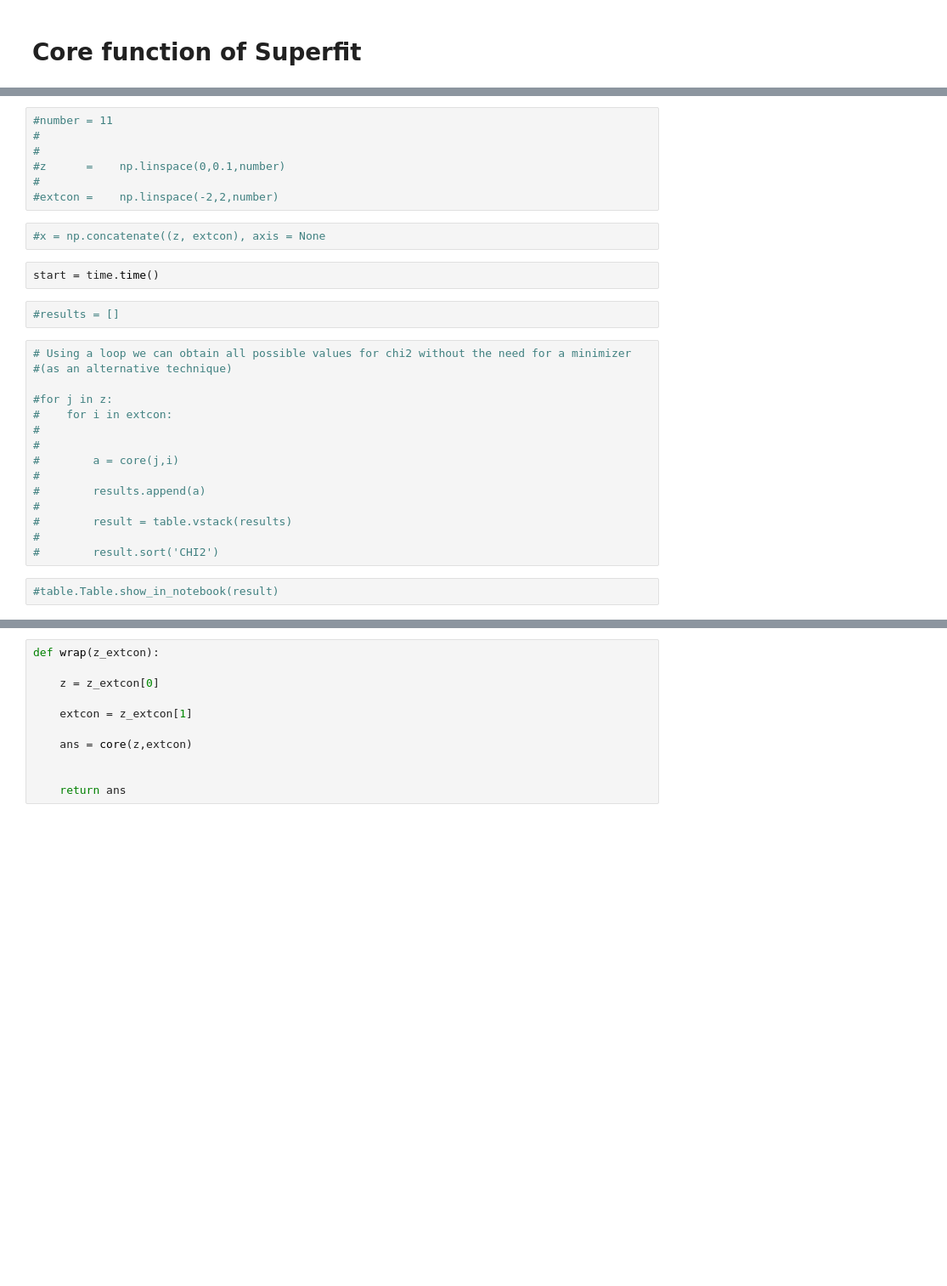
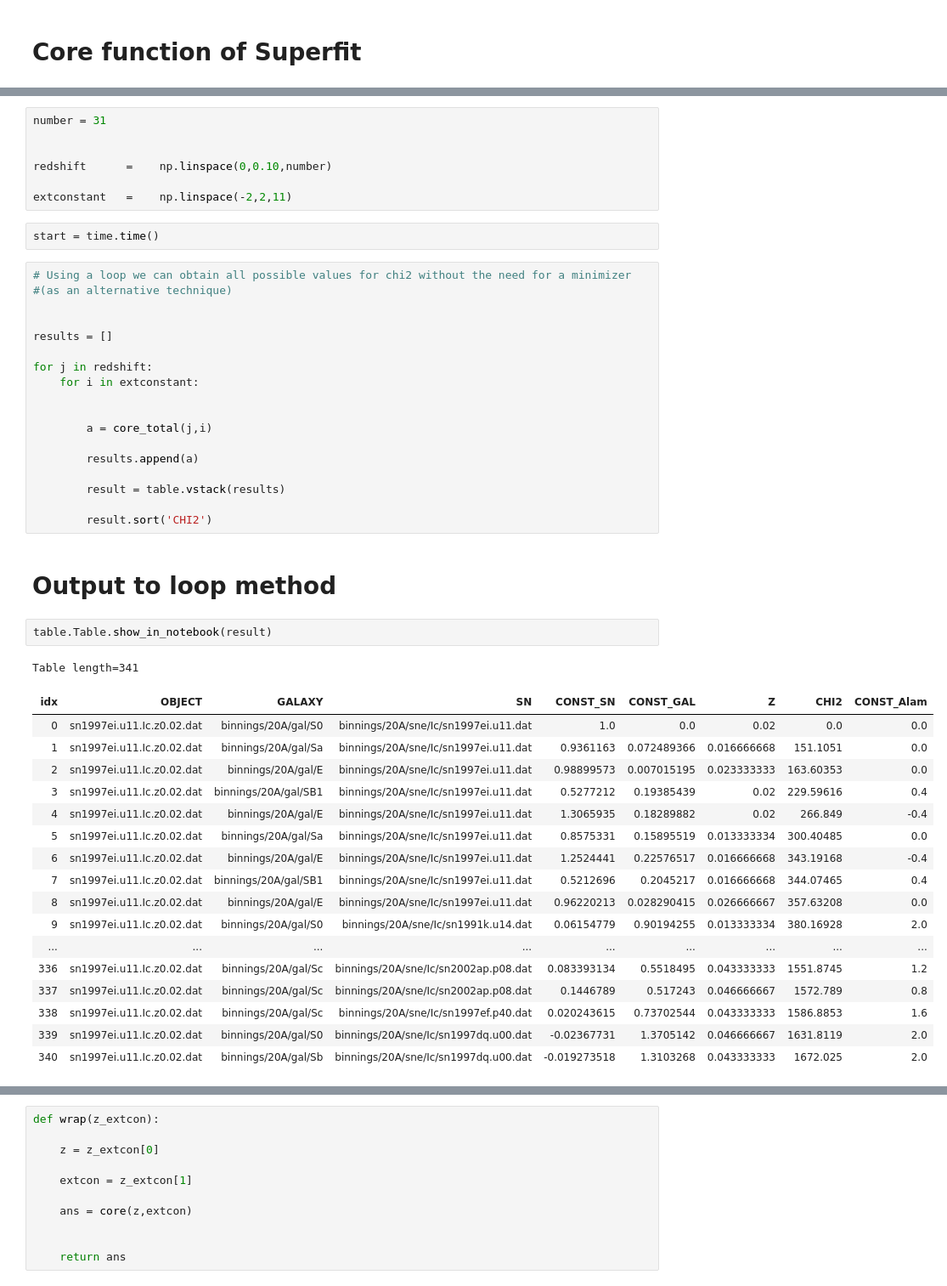
Before and after one commit to oyaron/NGSF, a Jupyter notebook: SuperFit_new_version.ipynb, the cells around one changed output, grey strips where cells are left out. Shown at 85% size. Cells and saved outputs as stored; diff of their text form; blank space fills up the shorter version.

```diff
--- a/SuperFit_new_version.ipynb
+++ b/SuperFit_new_version.ipynb
@@ -337,30 +505,50 @@ core(0,0)
 # %%
-#number = 11
-#
-#
-#z      =    np.linspace(0,0.1,number)
-#
-#extcon =    np.linspace(-2,2,number)
+number = 31
+
+
+redshift      =    np.linspace(0,0.10,number)
+
+extconstant   =    np.linspace(-2,2,11)
-# %%
-#x = np.concatenate((z, extcon), axis = None
 # %%
 start = time.time()
-# %%
-#results = []
 # %%
 # Using a loop we can obtain all possible values for chi2 without the need for a minimizer
 #(as an alternative technique)
 
-#for j in z:
-#    for i in extcon:
-#
-#
-#        a = core(j,i)
-#
-#        results.append(a)
-#
-#        result = table.vstack(results)
-#
-#        result.sort('CHI2')
+
+results = []
+
+for j in redshift:
+    for i in extconstant:
+
+
+        a = core_total(j,i)
+
+        results.append(a)
+
+        result = table.vstack(results)
+
+        result.sort('CHI2')
+# %% [markdown]
+# Output to loop method
 # %%
-#table.Table.show_in_notebook(result)
+table.Table.show_in_notebook(result)
+# %% [output]
+Table length=341
+| idx | OBJECT | GALAXY | SN | CONST_SN | CONST_GAL | Z | CHI2 | CONST_Alam |
+| 0 | sn1997ei.u11.Ic.z0.02.dat | binnings/20A/gal/S0 | binnings/20A/sne/Ic/sn1997ei.u11.dat | 1.0 | 0.0 | 0.02 | 0.0 | 0.0 |
+| 1 | sn1997ei.u11.Ic.z0.02.dat | binnings/20A/gal/Sa | binnings/20A/sne/Ic/sn1997ei.u11.dat | 0.9361163 | 0.072489366 | 0.016666668 | 151.1051 | 0.0 |
+| 2 | sn1997ei.u11.Ic.z0.02.dat | binnings/20A/gal/E | binnings/20A/sne/Ic/sn1997ei.u11.dat | 0.98899573 | 0.007015195 | 0.023333333 | 163.60353 | 0.0 |
+| 3 | sn1997ei.u11.Ic.z0.02.dat | binnings/20A/gal/SB1 | binnings/20A/sne/Ic/sn1997ei.u11.dat | 0.5277212 | 0.19385439 | 0.02 | 229.59616 | 0.4 |
+| 4 | sn1997ei.u11.Ic.z0.02.dat | binnings/20A/gal/E | binnings/20A/sne/Ic/sn1997ei.u11.dat | 1.3065935 | 0.18289882 | 0.02 | 266.849 | -0.4 |
+| 5 | sn1997ei.u11.Ic.z0.02.dat | binnings/20A/gal/Sa | binnings/20A/sne/Ic/sn1997ei.u11.dat | 0.8575331 | 0.15895519 | 0.013333334 | 300.40485 | 0.0 |
+| 6 | sn1997ei.u11.Ic.z0.02.dat | binnings/20A/gal/E | binnings/20A/sne/Ic/sn1997ei.u11.dat | 1.2524441 | 0.22576517 | 0.016666668 | 343.19168 | -0.4 |
+| 7 | sn1997ei.u11.Ic.z0.02.dat | binnings/20A/gal/SB1 | binnings/20A/sne/Ic/sn1997ei.u11.dat | 0.5212696 | 0.2045217 | 0.016666668 | 344.07465 | 0.4 |
+| 8 | sn1997ei.u11.Ic.z0.02.dat | binnings/20A/gal/E | binnings/20A/sne/Ic/sn1997ei.u11.dat | 0.96220213 | 0.028290415 | 0.026666667 | 357.63208 | 0.0 |
+| 9 | sn1997ei.u11.Ic.z0.02.dat | binnings/20A/gal/S0 | binnings/20A/sne/Ic/sn1991k.u14.dat | 0.06154779 | 0.90194255 | 0.013333334 | 380.16928 | 2.0 |
+| ... | ... | ... | ... | ... | ... | ... | ... | ... |
+| 336 | sn1997ei.u11.Ic.z0.02.dat | binnings/20A/gal/Sc | binnings/20A/sne/Ic/sn2002ap.p08.dat | 0.083393134 | 0.5518495 | 0.043333333 | 1551.8745 | 1.2 |
+| 337 | sn1997ei.u11.Ic.z0.02.dat | binnings/20A/gal/Sc | binnings/20A/sne/Ic/sn2002ap.p08.dat | 0.1446789 | 0.517243 | 0.046666667 | 1572.789 | 0.8 |
+| 338 | sn1997ei.u11.Ic.z0.02.dat | binnings/20A/gal/Sc | binnings/20A/sne/Ic/sn1997ef.p40.dat | 0.020243615 | 0.73702544 | 0.043333333 | 1586.8853 | 1.6 |
+| 339 | sn1997ei.u11.Ic.z0.02.dat | binnings/20A/gal/S0 | binnings/20A/sne/Ic/sn1997dq.u00.dat | -0.02367731 | 1.3705142 | 0.046666667 | 1631.8119 | 2.0 |
+| 340 | sn1997ei.u11.Ic.z0.02.dat | binnings/20A/gal/Sb | binnings/20A/sne/Ic/sn1997dq.u00.dat | -0.019273518 | 1.3103268 | 0.043333333 | 1672.025 | 2.0 |
```
Also changed, not shown: parts of 20 cells of this notebook.
